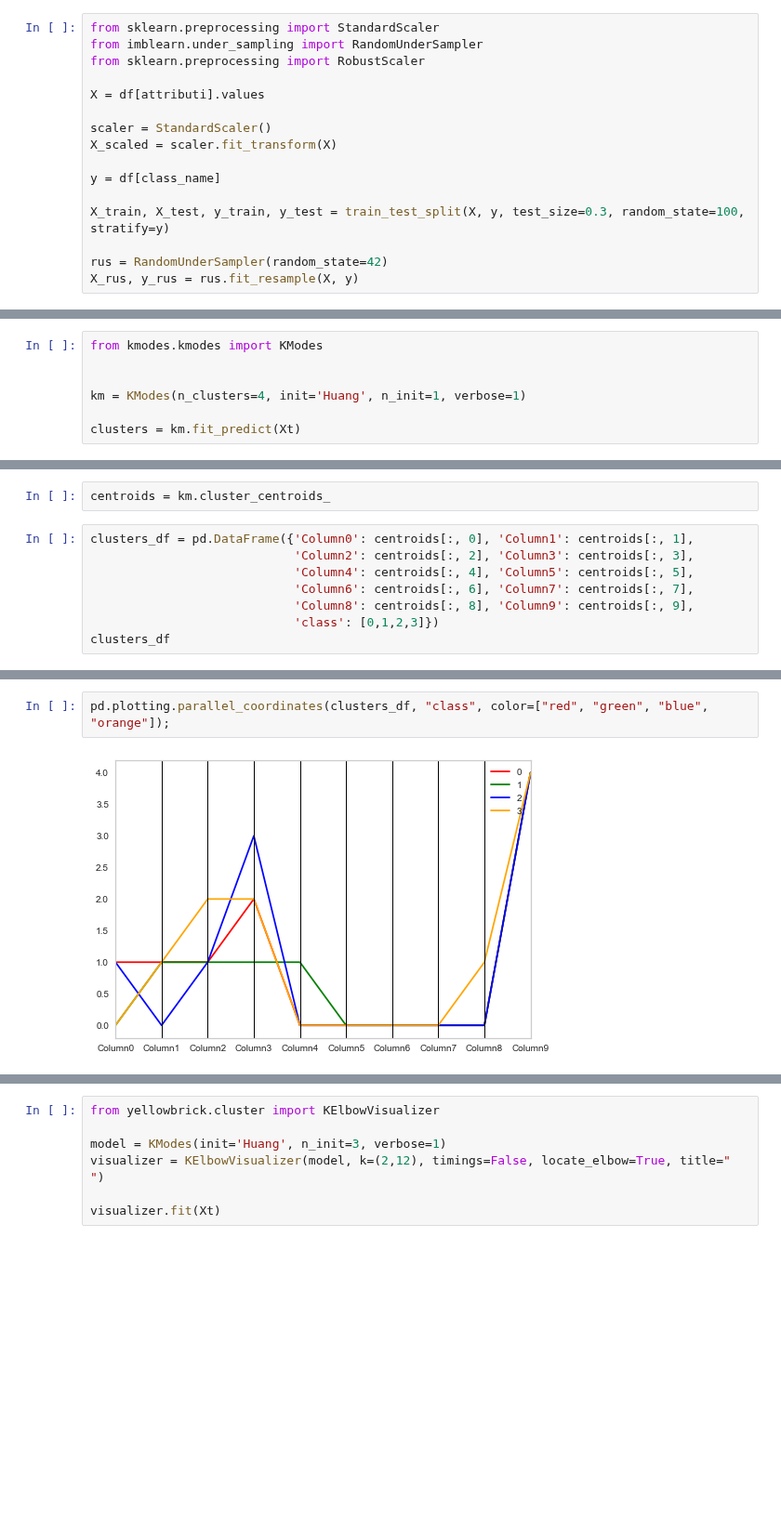
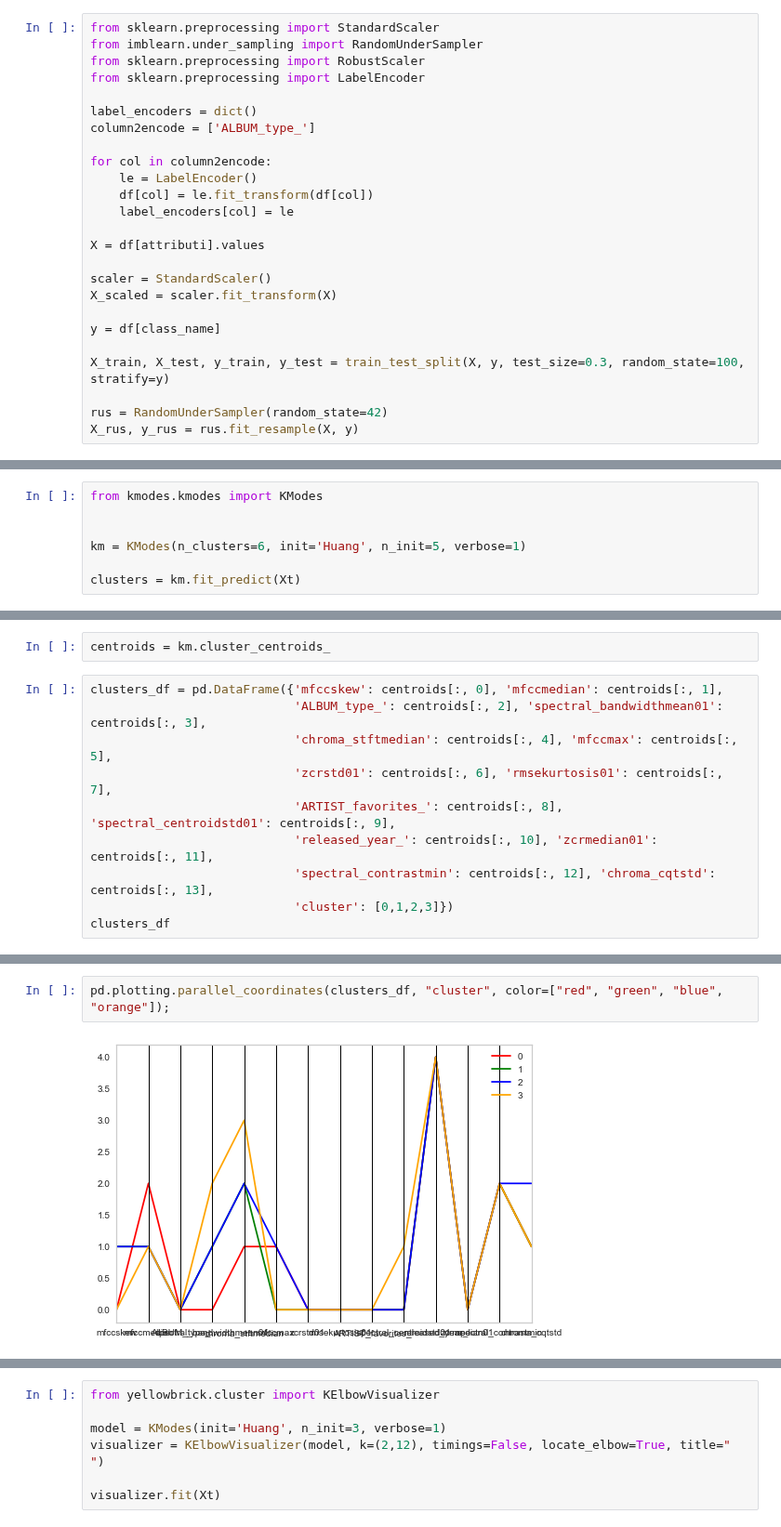
Before and after one commit to cri98li/Data-Mining-2-Project-ts-classification, a Jupyter notebook: Fase 4.3 - Transactional Clustering.ipynb, the cells around one changed output, grey strips where cells are left out. Shown at 93% size. Cells and saved outputs as stored; diff of their text form; blank space fills up the shorter version.

```diff
--- a/Fase 4.3 - Transactional Clustering.ipynb
+++ b/Fase 4.3 - Transactional Clustering.ipynb
@@ -220,6 +220,15 @@ compl
 from sklearn.preprocessing import StandardScaler
 from imblearn.under_sampling import RandomUnderSampler
 from sklearn.preprocessing import RobustScaler
+from sklearn.preprocessing import LabelEncoder
+
+label_encoders = dict()
+column2encode = ['ALBUM_type_']
+
+for col in column2encode:
+    le = LabelEncoder()
+    df[col] = le.fit_transform(df[col])
+    label_encoders[col] = le
 
 X = df[attributi].values
 
@@ -273,7 +282,7 @@ array([array([-6.60157999, -0.12484869,  6.35188262, 12.82861392, 19.30534523,
 from kmodes.kmodes import KModes
 
 
-km = KModes(n_clusters=4, init='Huang', n_init=1, verbose=1)
+km = KModes(n_clusters=6, init='Huang', n_init=5, verbose=1)
 
 clusters = km.fit_predict(Xt)
 # %% [output]
@@ -289,11 +310,13 @@ km.cost_
 # %%
 centroids = km.cluster_centroids_
 # %%
-clusters_df = pd.DataFrame({'Column0': centroids[:, 0], 'Column1': centroids[:, 1],
-                            'Column2': centroids[:, 2], 'Column3': centroids[:, 3],
-                            'Column4': centroids[:, 4], 'Column5': centroids[:, 5],
-                            'Column6': centroids[:, 6], 'Column7': centroids[:, 7],
-                            'Column8': centroids[:, 8], 'Column9': centroids[:, 9],
-                            'class': [0,1,2,3]})
+clusters_df = pd.DataFrame({'mfccskew': centroids[:, 0], 'mfccmedian': centroids[:, 1],
+                            'ALBUM_type_': centroids[:, 2], 'spectral_bandwidthmean01': centroids[:, 3],
+                            'chroma_stftmedian': centroids[:, 4], 'mfccmax': centroids[:, 5],
+                            'zcrstd01': centroids[:, 6], 'rmsekurtosis01': centroids[:, 7],
+                            'ARTIST_favorites_': centroids[:, 8], 'spectral_centroidstd01': centroids[:, 9],
+                            'released_year_': centroids[:, 10], 'zcrmedian01': centroids[:, 11],
+                            'spectral_contrastmin': centroids[:, 12], 'chroma_cqtstd': centroids[:, 13],
+                            'cluster': [0,1,2,3]})
 clusters_df
 # %% [output]
@@ -305,4 +328,4 @@ clusters_df
 # %%
-pd.plotting.parallel_coordinates(clusters_df, "class", color=["red", "green", "blue", "orange"]);
+pd.plotting.parallel_coordinates(clusters_df, "cluster", color=["red", "green", "blue", "orange"]);
 # %% [output]
-[figure, old version]
+[figure, new version]
```
Also changed, not shown: parts of 12 cells of this notebook.
